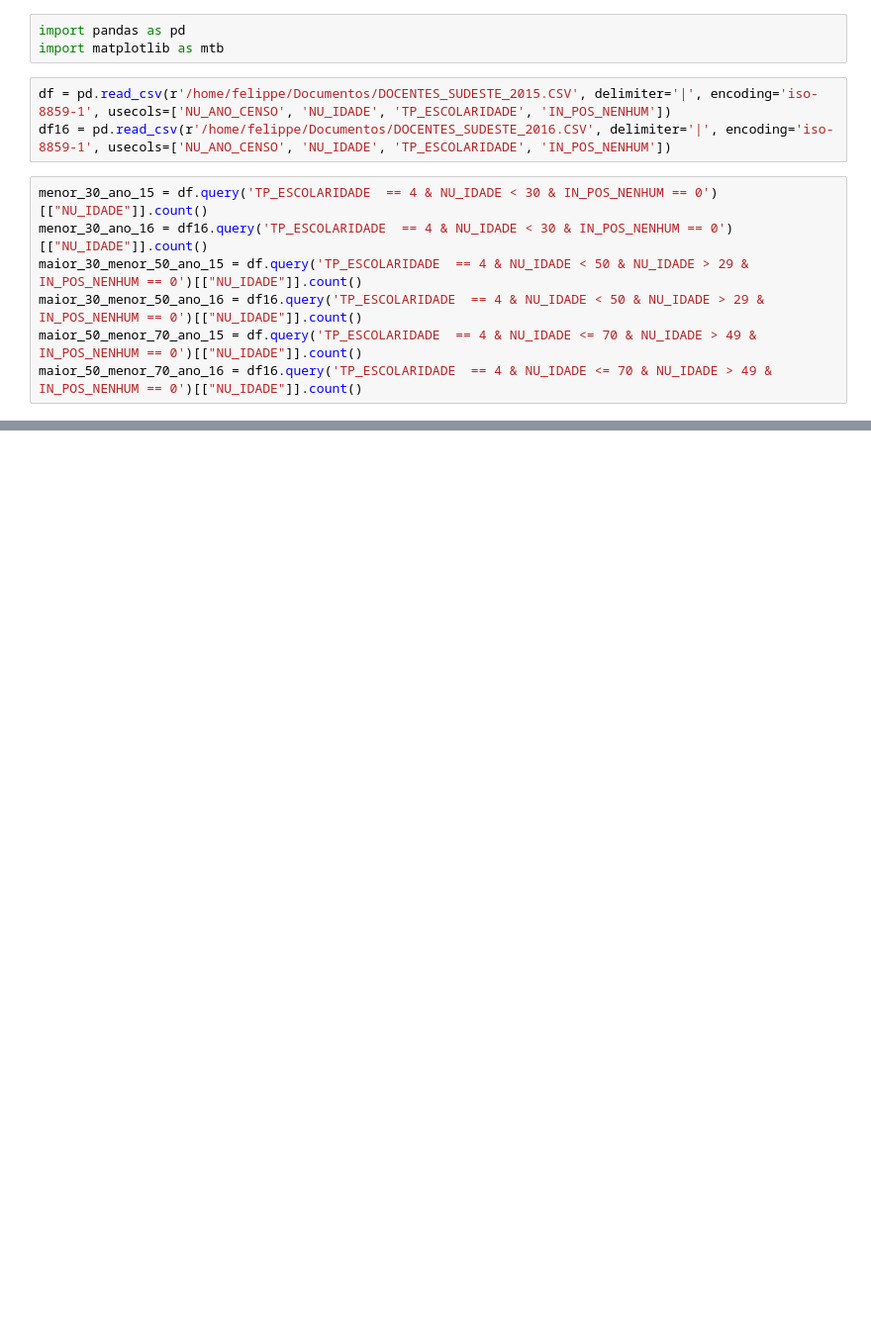
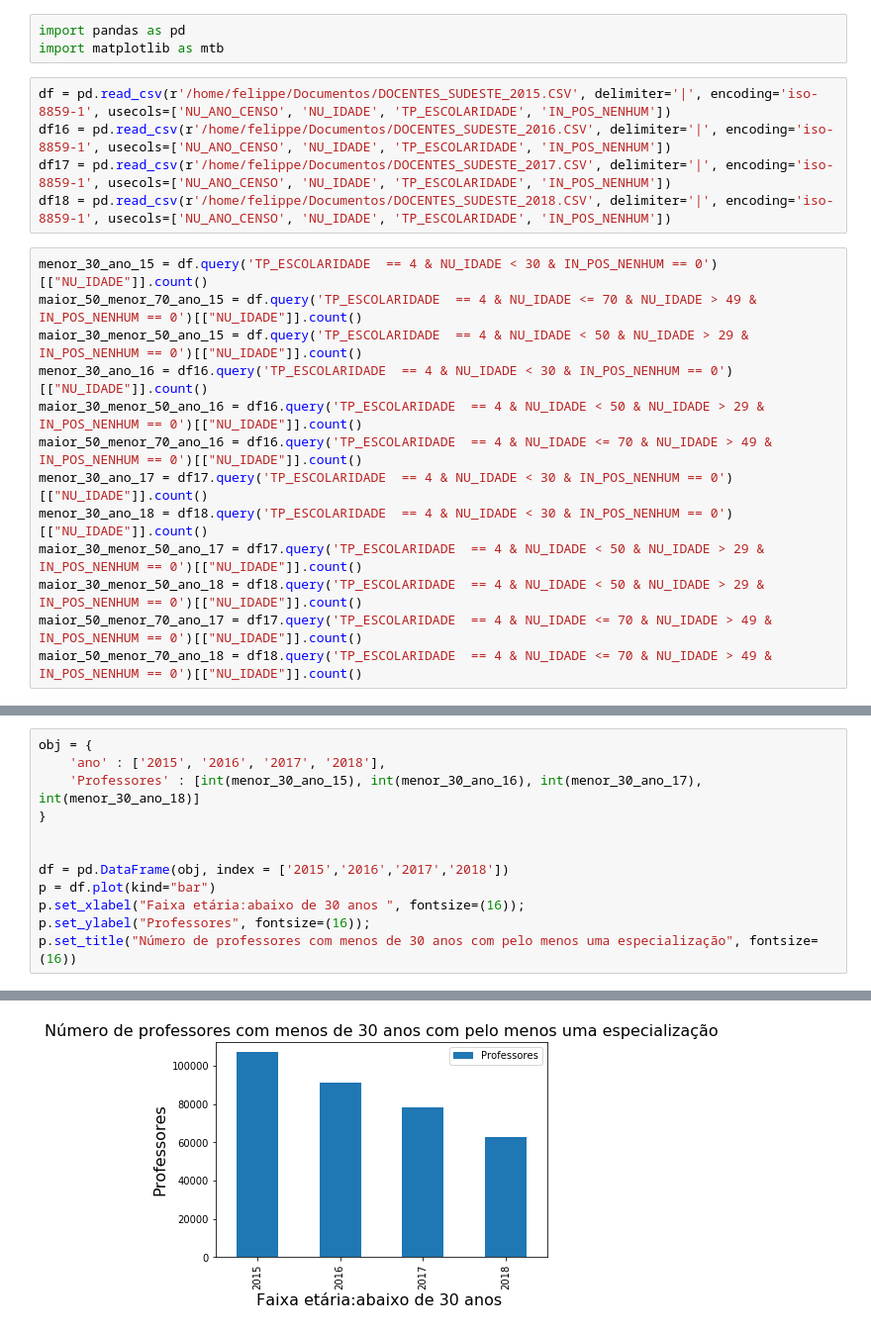
Before and after one commit to FelippeAlves/Dados_INEP_PROFESSORES, a Jupyter notebook: Comparação de quantidade de professores com especialização ao longo dos anos.ipynb, the cells around one changed output, grey strips where cells are left out. Shown: that part at 99% size. Saved outputs shown, nothing was run; the diff lists cells and outputs as text; blank space fills up the shorter version.

```diff
--- a/Comparação de quantidade de professores com especialização ao longo dos anos.ipynb
+++ b/Comparação de quantidade de professores com especialização ao longo dos anos.ipynb
@@ -4,10 +17,18 @@ import matplotlib as mtb
 # %%
 df = pd.read_csv(r'/home/felippe/Documentos/DOCENTES_SUDESTE_2015.CSV', delimiter='|', encoding='iso-8859-1', usecols=['NU_ANO_CENSO', 'NU_IDADE', 'TP_ESCOLARIDADE', 'IN_POS_NENHUM'])
 df16 = pd.read_csv(r'/home/felippe/Documentos/DOCENTES_SUDESTE_2016.CSV', delimiter='|', encoding='iso-8859-1', usecols=['NU_ANO_CENSO', 'NU_IDADE', 'TP_ESCOLARIDADE', 'IN_POS_NENHUM'])
+df17 = pd.read_csv(r'/home/felippe/Documentos/DOCENTES_SUDESTE_2017.CSV', delimiter='|', encoding='iso-8859-1', usecols=['NU_ANO_CENSO', 'NU_IDADE', 'TP_ESCOLARIDADE', 'IN_POS_NENHUM'])
+df18 = pd.read_csv(r'/home/felippe/Documentos/DOCENTES_SUDESTE_2018.CSV', delimiter='|', encoding='iso-8859-1', usecols=['NU_ANO_CENSO', 'NU_IDADE', 'TP_ESCOLARIDADE', 'IN_POS_NENHUM'])
 # %%
 menor_30_ano_15 = df.query('TP_ESCOLARIDADE  == 4 & NU_IDADE < 30 & IN_POS_NENHUM == 0')[["NU_IDADE"]].count()
+maior_50_menor_70_ano_15 = df.query('TP_ESCOLARIDADE  == 4 & NU_IDADE <= 70 & NU_IDADE > 49 & IN_POS_NENHUM == 0')[["NU_IDADE"]].count()
+maior_30_menor_50_ano_15 = df.query('TP_ESCOLARIDADE  == 4 & NU_IDADE < 50 & NU_IDADE > 29 & IN_POS_NENHUM == 0')[["NU_IDADE"]].count()
 menor_30_ano_16 = df16.query('TP_ESCOLARIDADE  == 4 & NU_IDADE < 30 & IN_POS_NENHUM == 0')[["NU_IDADE"]].count()
-maior_30_menor_50_ano_15 = df.query('TP_ESCOLARIDADE  == 4 & NU_IDADE < 50 & NU_IDADE > 29 & IN_POS_NENHUM == 0')[["NU_IDADE"]].count()
 maior_30_menor_50_ano_16 = df16.query('TP_ESCOLARIDADE  == 4 & NU_IDADE < 50 & NU_IDADE > 29 & IN_POS_NENHUM == 0')[["NU_IDADE"]].count()
-maior_50_menor_70_ano_15 = df.query('TP_ESCOLARIDADE  == 4 & NU_IDADE <= 70 & NU_IDADE > 49 & IN_POS_NENHUM == 0')[["NU_IDADE"]].count()
 maior_50_menor_70_ano_16 = df16.query('TP_ESCOLARIDADE  == 4 & NU_IDADE <= 70 & NU_IDADE > 49 & IN_POS_NENHUM == 0')[["NU_IDADE"]].count()
+menor_30_ano_17 = df17.query('TP_ESCOLARIDADE  == 4 & NU_IDADE < 30 & IN_POS_NENHUM == 0')[["NU_IDADE"]].count()
+menor_30_ano_18 = df18.query('TP_ESCOLARIDADE  == 4 & NU_IDADE < 30 & IN_POS_NENHUM == 0')[["NU_IDADE"]].count()
+maior_30_menor_50_ano_17 = df17.query('TP_ESCOLARIDADE  == 4 & NU_IDADE < 50 & NU_IDADE > 29 & IN_POS_NENHUM == 0')[["NU_IDADE"]].count()
+maior_30_menor_50_ano_18 = df18.query('TP_ESCOLARIDADE  == 4 & NU_IDADE < 50 & NU_IDADE > 29 & IN_POS_NENHUM == 0')[["NU_IDADE"]].count()
+maior_50_menor_70_ano_17 = df17.query('TP_ESCOLARIDADE  == 4 & NU_IDADE <= 70 & NU_IDADE > 49 & IN_POS_NENHUM == 0')[["NU_IDADE"]].count()
+maior_50_menor_70_ano_18 = df18.query('TP_ESCOLARIDADE  == 4 & NU_IDADE <= 70 & NU_IDADE > 49 & IN_POS_NENHUM == 0')[["NU_IDADE"]].count()
@@ -26,0 +35,13 @@ df.rename(index={'NU_IDADE': 'FAIXA'}).plot(kind="bar", xticks=(), figsize=(20,2
+# %%
+obj = {
+    'ano' : ['2015', '2016', '2017', '2018'],
+    'Professores' : [int(menor_30_ano_15), int(menor_30_ano_16), int(menor_30_ano_17), int(menor_30_ano_18)]
+}
+
+
+df = pd.DataFrame(obj, index = ['2015','2016','2017','2018'])
+p = df.plot(kind="bar")
+p.set_xlabel("Faixa etária:abaixo de 30 anos ", fontsize=(16));
+p.set_ylabel("Professores", fontsize=(16));
+p.set_title("Número de professores com menos de 30 anos com pelo menos uma especialização", fontsize=(16))
+# %% [output]
@@ -26,0 +49 @@ df.rename(index={'NU_IDADE': 'FAIXA'}).plot(kind="bar", xticks=(), figsize=(20,2
+[figure, added]
```
Also changed, not shown: parts of 14 cells of this notebook.
